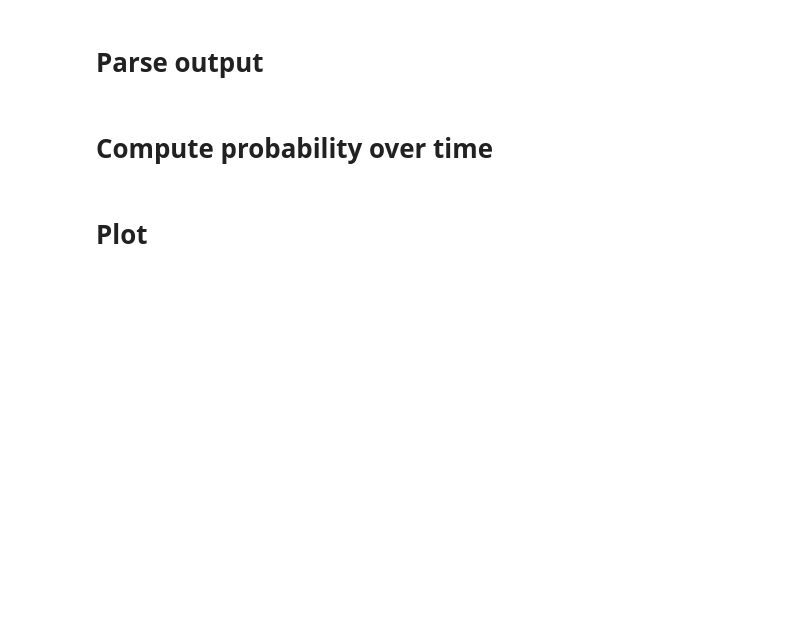
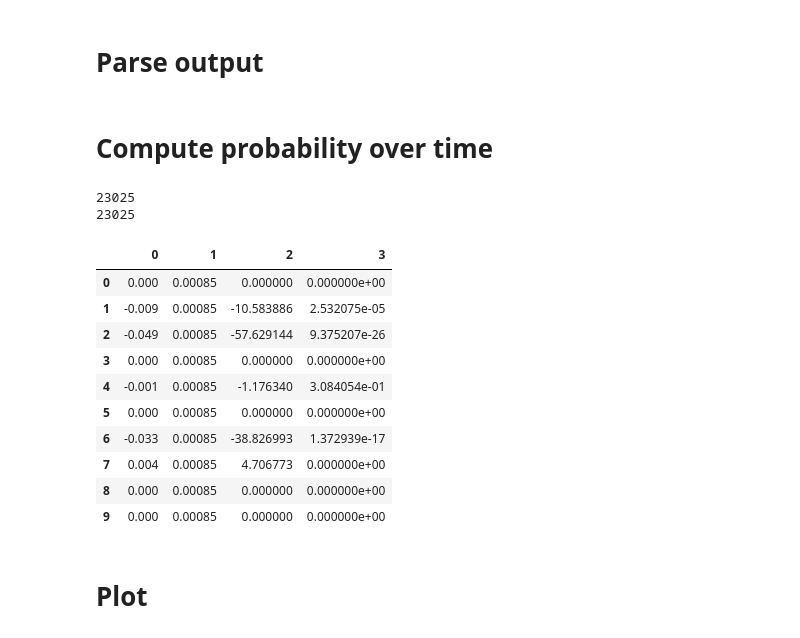
Before and after one commit to yjourdin/these, a Jupyter notebook: plot_step_by_step.ipynb, the cells around one changed output. Saved outputs shown, nothing was run; the diff lists cells and outputs as text; code cells hidden in the pictures; blank space fills up the shorter version.

```diff
--- a/plot_step_by_step.ipynb
+++ b/plot_step_by_step.ipynb
@@ -28,3 +28,9 @@ temp = np.array([float(l[6]) for l in iter_result])
 # %%
 prob = np.exp((neighbor_fitness - current_fitness) / temp)
 prob = np.where(prob >= 1, 0, prob)
+# %%
+print(neighbor_fitness.size)
+print(current_fitness.size)
+# %% [output]
+23025
+23025
@@ -31,3 +39,17 @@ prob = np.where(prob >= 1, 0, prob)
+# %%
+pd.DataFrame(np.array([(neighbor_fitness - current_fitness)[1620:1630], temp[1620:1630], ((neighbor_fitness - current_fitness) / temp)[1620:1630], prob[1620:1630]]).transpose())
+# %% [output]
+|  | 0 | 1 | 2 | 3 |
+| 0 | 0.000 | 0.00085 | 0.000000 | 0.000000e+00 |
+| 1 | -0.009 | 0.00085 | -10.583886 | 2.532075e-05 |
+| 2 | -0.049 | 0.00085 | -57.629144 | 9.375207e-26 |
+| 3 | 0.000 | 0.00085 | 0.000000 | 0.000000e+00 |
+| 4 | -0.001 | 0.00085 | -1.176340 | 3.084054e-01 |
+| 5 | 0.000 | 0.00085 | 0.000000 | 0.000000e+00 |
+| 6 | -0.033 | 0.00085 | -38.826993 | 1.372939e-17 |
+| 7 | 0.004 | 0.00085 | 4.706773 | 0.000000e+00 |
+| 8 | 0.000 | 0.00085 | 0.000000 | 0.000000e+00 |
+| 9 | 0.000 | 0.00085 | 0.000000 | 0.000000e+00 |
 # %% [markdown]
 # Plot
 # %%
```
Also changed, not shown: parts of 3 cells of this notebook, 5 other files.
